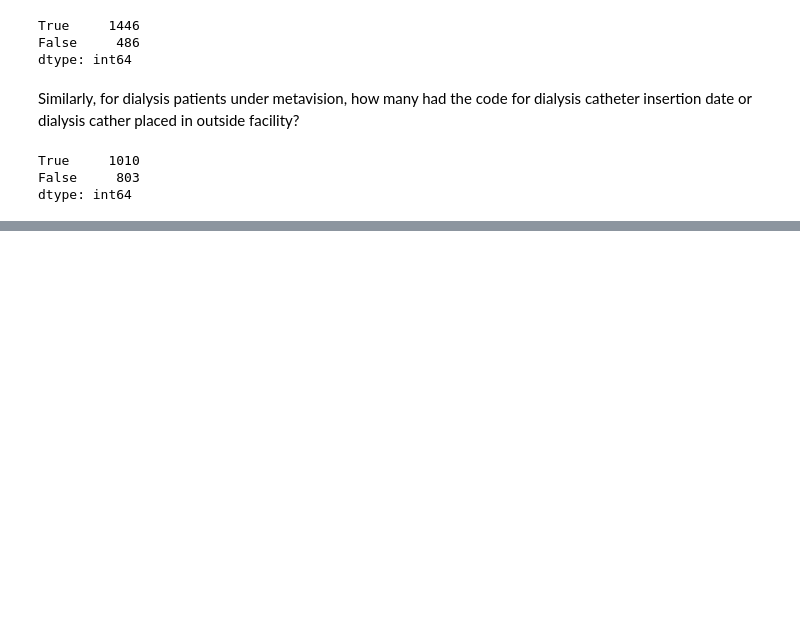
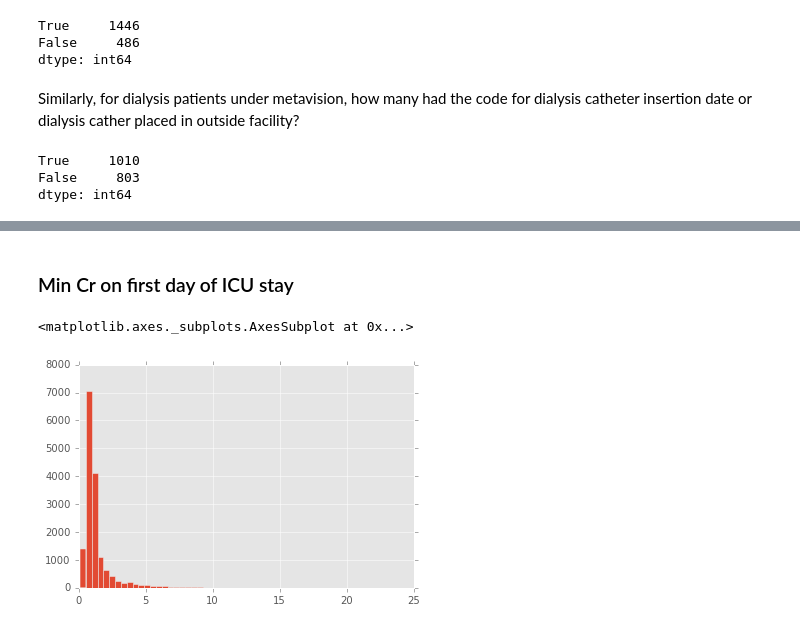
Before and after one commit to yhtgrace/echo, a Jupyter notebook: notebooks/161018_scratch.ipynb, the cells around one changed output, grey strips where cells are left out. Cells and saved outputs as stored; diff of their text form; code cells hidden in the pictures; blank space fills up the shorter version.

```diff
--- a/notebooks/161018_scratch.ipynb
+++ b/notebooks/161018_scratch.ipynb
@@ -458,0 +585,7 @@ dtype: int64
+# %%
+query = \
+"""
+SELECT * FROM labsfirstday;
+"""
+lfd = pd.read_sql_query(query, con)
+lfd.head()
@@ -458,0 +600,8 @@ dtype: int64
+# %% [markdown]
+### Min Cr on first day of ICU stay
+# %%
+res = pd.merge(icu.loc[icu['time_filter']], lfd, how = 'left', on = 'icustay_id')
+res['creatinine_min'].hist(bins = 50)
+# %% [output]
+<matplotlib.axes._subplots.AxesSubplot at 0x...>
+[figure, added]
```
Also changed, not shown: parts of 49 cells of this notebook, 3 other files.
